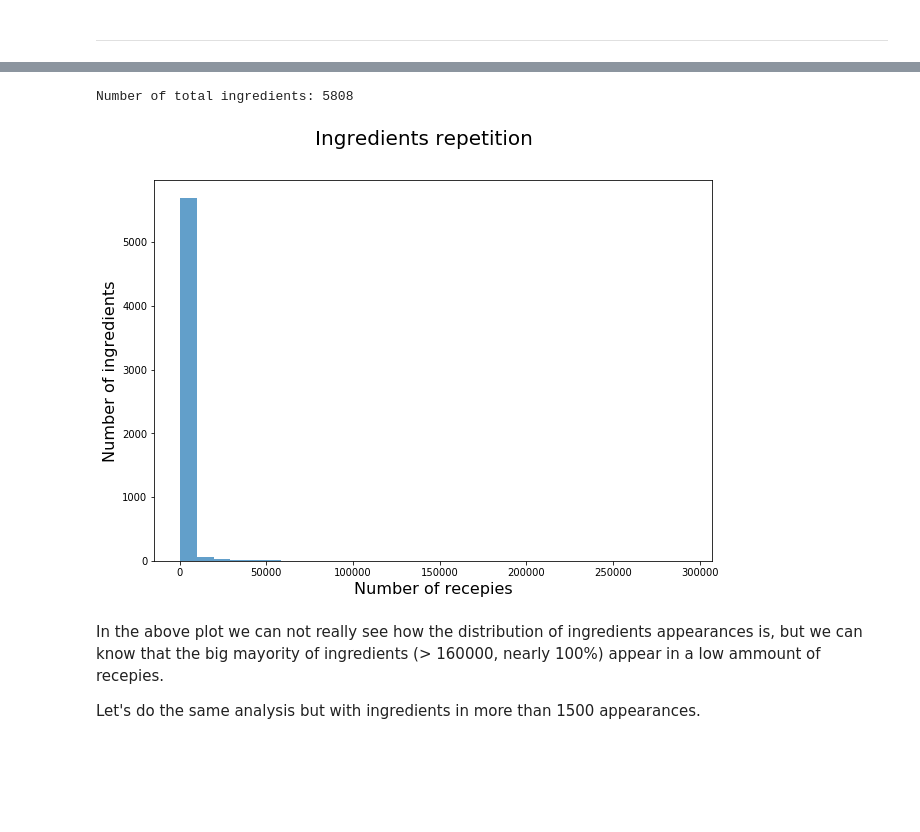
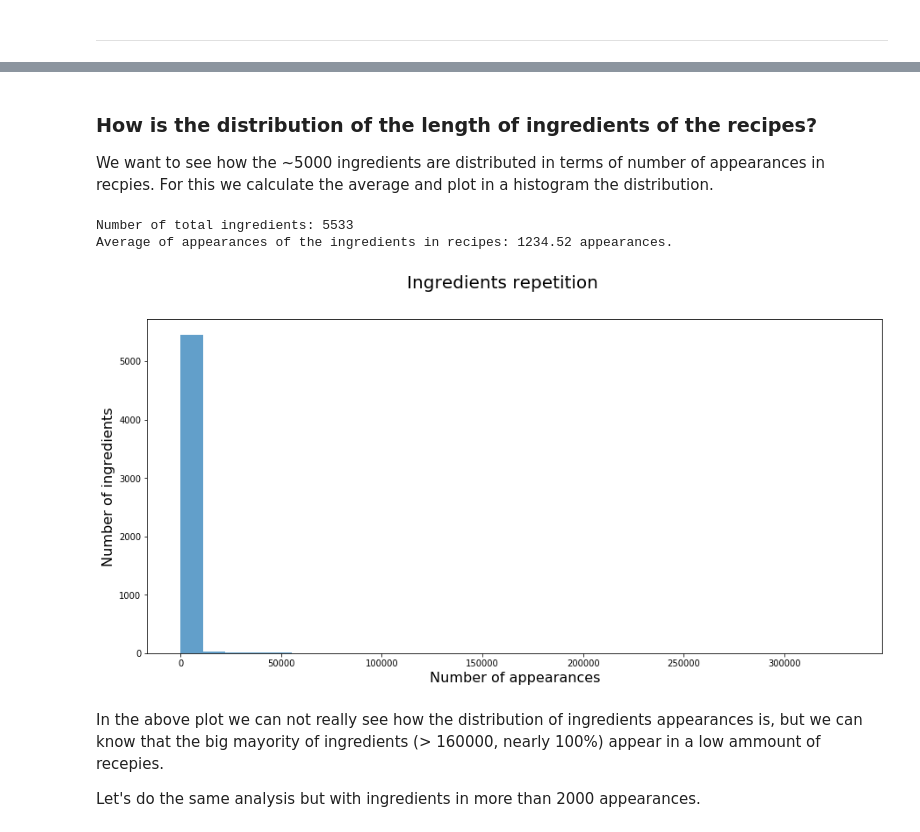
Before and after one commit to carlosvillasanchez/-Salmon-tortilla-al-pesto, a Jupyter notebook: Report.ipynb, the cells around one changed output, grey strips where cells are left out. Drawn from its saved outputs; the diff is of its cells as text; code cells hidden in the pictures; blank space fills up the shorter version.

Commit message:
For cleaning

```diff
--- a/Report.ipynb
+++ b/Report.ipynb
@@ -133,12 +132,0 @@ We can also see that the `ingredients` column is not good formated. It will be m
-# %%
-def convert_to_array(ingredients_json):
-    to_return = []
-    for ingredient in ingredients_json:
-        to_return.append(ingredient['text'])
-    return to_return
-
-initial_time = time.time()
-df_ingredients['ingredients'] = df_ingredients['ingredients'].apply(convert_to_array)
-print("(Time:", round(time.time() - initial_time, 2), "seconds)")
-printMain("det_ingrs.json dataset after cleaning:")
-df_ingredients.head()
@@ -174,0 +450,16 @@ We can see that there are no missing or empty values. Nothing to clean or fill.
+# %%
+def convert_to_array(ingredients_json):
+    to_return = []
+    for ingredient in ingredients_json:
+        ing = ingredient['text'].lower()
+        if ing in dic_ingredients_changes:
+            to_return.append(dic_ingredients_changes[ing].lower())
+        else:
+            to_return.append(ing)
+    return list(set(to_return))
+
+initial_time = time.time()
+df_ingredients['ingredients'] = df_ingredients['ingredients'].apply(convert_to_array)
+print("(Time:", round(time.time() - initial_time, 2), "seconds)")
+printMain("det_ingrs.json dataset after cleaning:")
+df_ingredients.head()
@@ -283,10 +587,10 @@ print("(Time:", round(time.time() - initial_time, 2), "seconds)")
 # Selecting the ingredients
 initial_time = time.time()
 sorted_ingredients = sorted(dic_ingredients.items(), key=operator.itemgetter(1), reverse=True)
-sorted_ingredients_300 = sorted_ingredients[:300]
+sorted_ingredients_200 = sorted_ingredients[:200]
 ingredients = []
-for i in sorted_ingredients_300:
+for i in sorted_ingredients_200:
     ingredients.append(i[0])
 print("(Time:", round(time.time() - initial_time, 2), "seconds)")
-printMain("Top 5 ingredients: " + str(ingredients[:10]))
+printMain("Top 10 ingredients: " + str(ingredients[:10]))
 # %% [output]
@@ -349,23 +684,32 @@ If any new thing that needs to be cleaned or filtered appears in the data, it is
+# %% [markdown]
+### How is the distribution of the length of ingredients of the recipes?
+
+We want to see how the ~5000 ingredients are distributed in terms of number of appearances in recpies. For this we calculate the average and plot in a histogram the distribution.
 # %%
 initial_time = time.time()
 repetitionArray = []
+mean = 0
 for i in sorted_ingredients:
     repetitionArray.append(i[1])
+    mean += i[1]
 
+mean = mean/len(repetitionArray)
 print(color.GREEN + "Number of total ingredients:", len(repetitionArray), color.END)
-fig, ax = plt.subplots(figsize=(10, 7))
+printMain("Average of appearances of the ingredients in recipes: " + str(round(mean, 2)) + " appearances.")
+fig, ax = plt.subplots(figsize=(15, 7))
 fig.suptitle('Ingredients repetition', fontsize=20)
-plt.xlabel('Number of recepies', fontsize=16)
+plt.xlabel('Number of appearances', fontsize=16)
 plt.ylabel('Number of ingredients', fontsize=16)
 ax.hist(repetitionArray,bins=30, alpha=0.7)
 plt.show(fig)
 # %% [output]
-Number of total ingredients: 5808
+Number of total ingredients: 5533
+Average of appearances of the ingredients in recipes: 1234.52 appearances.
-[figure, old version]
+[figure, new version]
 # %% [markdown]
 In the above plot we can not really see how the distribution of ingredients appearances is, but we can know that the big mayority of ingredients (> 160000, nearly 100%) appear in a low ammount of recepies.
 
-Let's do the same analysis but with ingredients in more than 1500 appearances.
+Let's do the same analysis but with ingredients in more than 2000 appearances.
 # %%
 initial_time = time.time()
 repetitionArray2 = []
```
Also changed, not shown: parts of 68 cells of this notebook.
